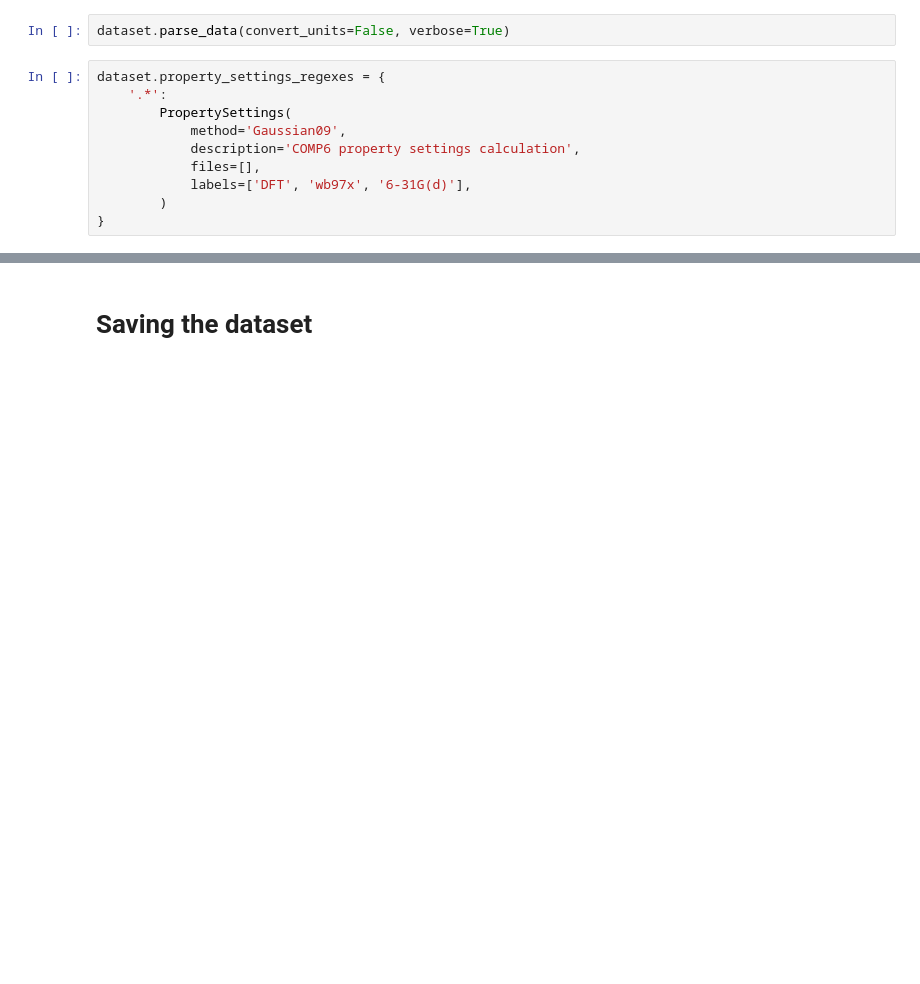
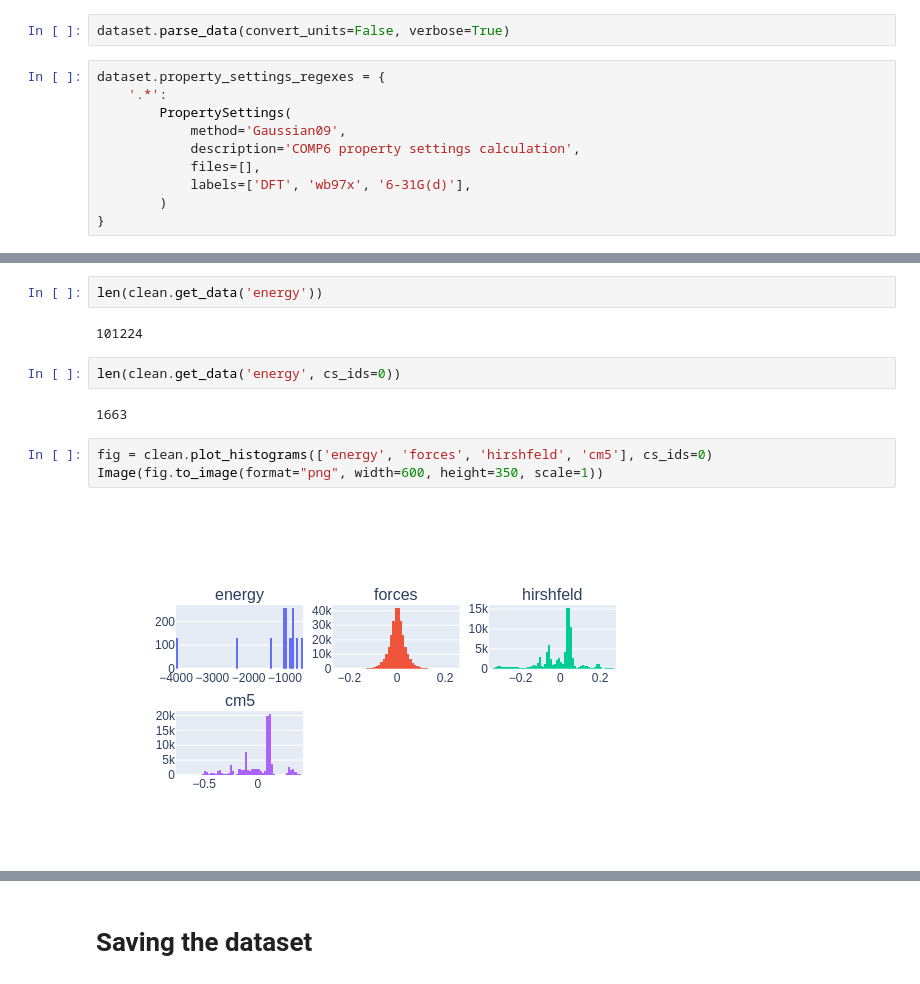
Before and after one commit to colabfit/colabfit-tools, a Jupyter notebook: colabfit/examples/comp6.ipynb, the cells around one changed output, grey strips where cells are left out. Saved outputs shown, nothing was run; the diff lists cells and outputs as text; blank space fills up the shorter version.

```diff
--- a/colabfit/examples/comp6.ipynb
+++ b/colabfit/examples/comp6.ipynb
@@ -127,0 +261,13 @@ dataset.resync()
+# %%
+len(clean.get_data('energy'))
+# %% [output]
+101224
+# %%
+len(clean.get_data('energy', cs_ids=0))
+# %% [output]
+1663
+# %%
+fig = clean.plot_histograms(['energy', 'forces', 'hirshfeld', 'cm5'], cs_ids=0)
+Image(fig.to_image(format="png", width=600, height=350, scale=1))
+# %% [output]
+[figure, added]
```
Also changed, not shown: parts of 30 cells of this notebook, 2 other files.
